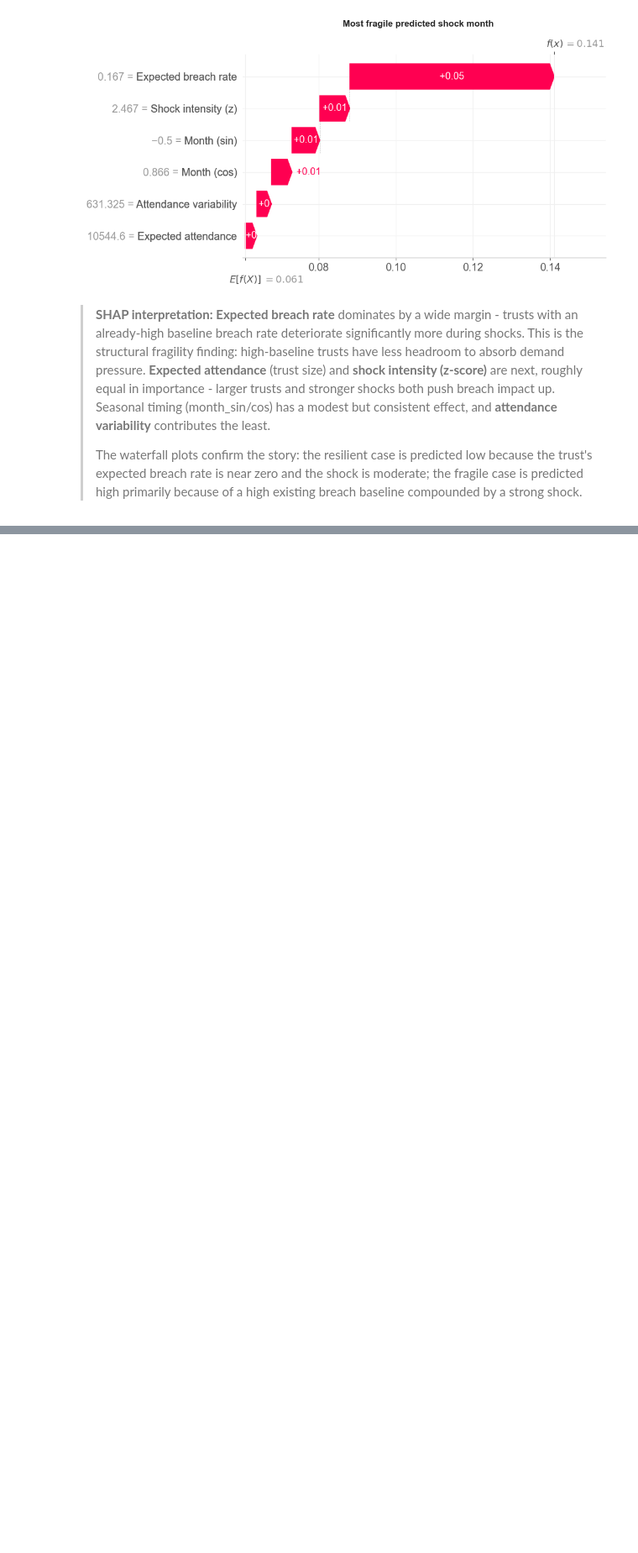
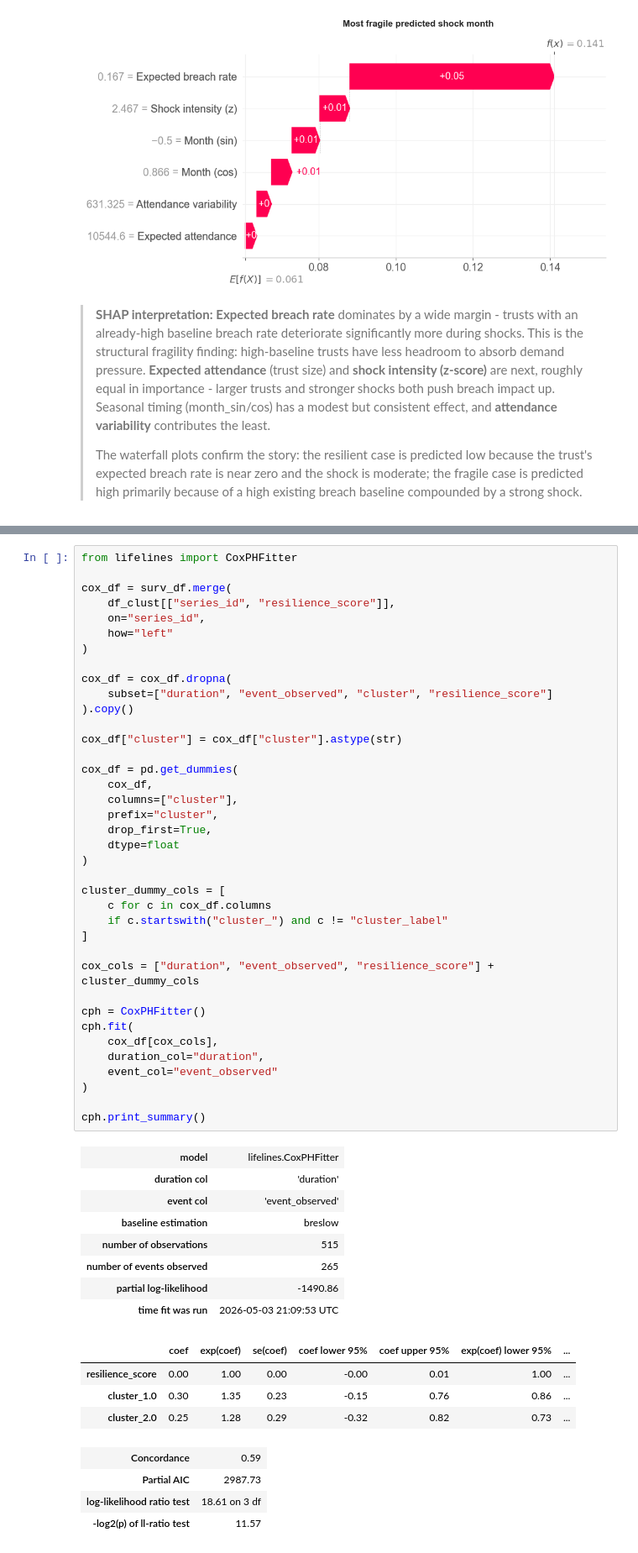
Before and after one commit to Maglehoj/42578-Project, a Jupyter notebook: Elmo-main-copy.ipynb, the cells around one changed output, grey strips where cells are left out. Shown at 84% size. Saved outputs shown, nothing was run; the diff lists cells and outputs as text; blank space fills up the shorter version.

```diff
--- a/Elmo-main-copy.ipynb
+++ b/Elmo-main-copy.ipynb
@@ -1614,0 +1829,55 @@ Most fragile predicted shock month:
+# %%
+from lifelines import CoxPHFitter
+
+cox_df = surv_df.merge(
+    df_clust[["series_id", "resilience_score"]],
+    on="series_id",
+    how="left"
+)
+
+cox_df = cox_df.dropna(
+    subset=["duration", "event_observed", "cluster", "resilience_score"]
+).copy()
+
+cox_df["cluster"] = cox_df["cluster"].astype(str)
+
+cox_df = pd.get_dummies(
+    cox_df,
+    columns=["cluster"],
+    prefix="cluster",
+    drop_first=True,
+    dtype=float
+)
+
+cluster_dummy_cols = [
+    c for c in cox_df.columns
+    if c.startswith("cluster_") and c != "cluster_label"
+]
+
+cox_cols = ["duration", "event_observed", "resilience_score"] + cluster_dummy_cols
+
+cph = CoxPHFitter()
+cph.fit(
+    cox_df[cox_cols],
+    duration_col="duration",
+    event_col="event_observed"
+)
+
+cph.print_summary()
+# %% [output]
+| model | lifelines.CoxPHFitter |
+| duration col | 'duration' |
+| event col | 'event_observed' |
+| baseline estimation | breslow |
+| number of observations | 515 |
+| number of events observed | 265 |
+| partial log-likelihood | -1490.86 |
+| time fit was run | 2026-05-03 21:09:53 UTC |
+|  | coef | exp(coef) | se(coef) | coef lower 95% | coef upper 95% | exp(coef) lower 95% | ... |
+| resilience_score | 0.00 | 1.00 | 0.00 | -0.00 | 0.01 | 1.00 | ... |
+| cluster_1.0 | 0.30 | 1.35 | 0.23 | -0.15 | 0.76 | 0.86 | ... |
+| cluster_2.0 | 0.25 | 1.28 | 0.29 | -0.32 | 0.82 | 0.73 | ... |
+| Concordance | 0.59 |
+| Partial AIC | 2987.73 |
+| log-likelihood ratio test | 18.61 on 3 df |
+| -log2(p) of ll-ratio test | 11.57 |
```
Also changed, not shown: parts of 19 cells of this notebook.
